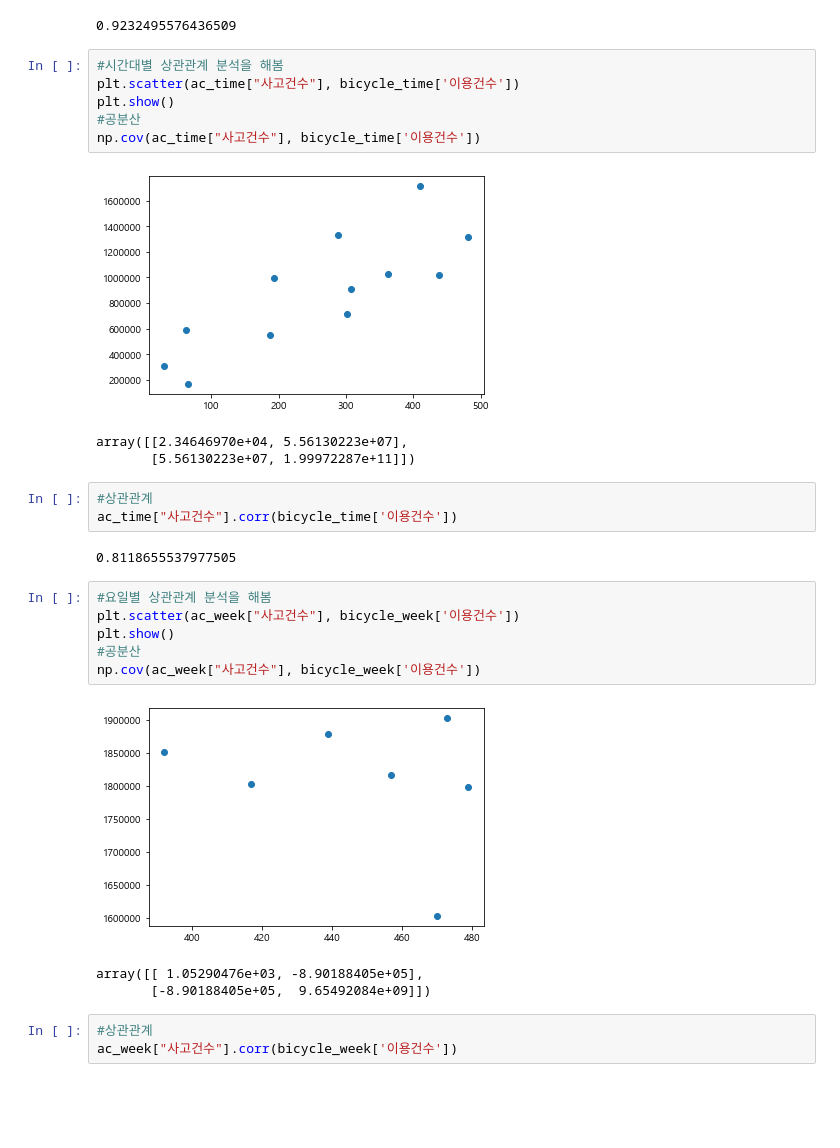
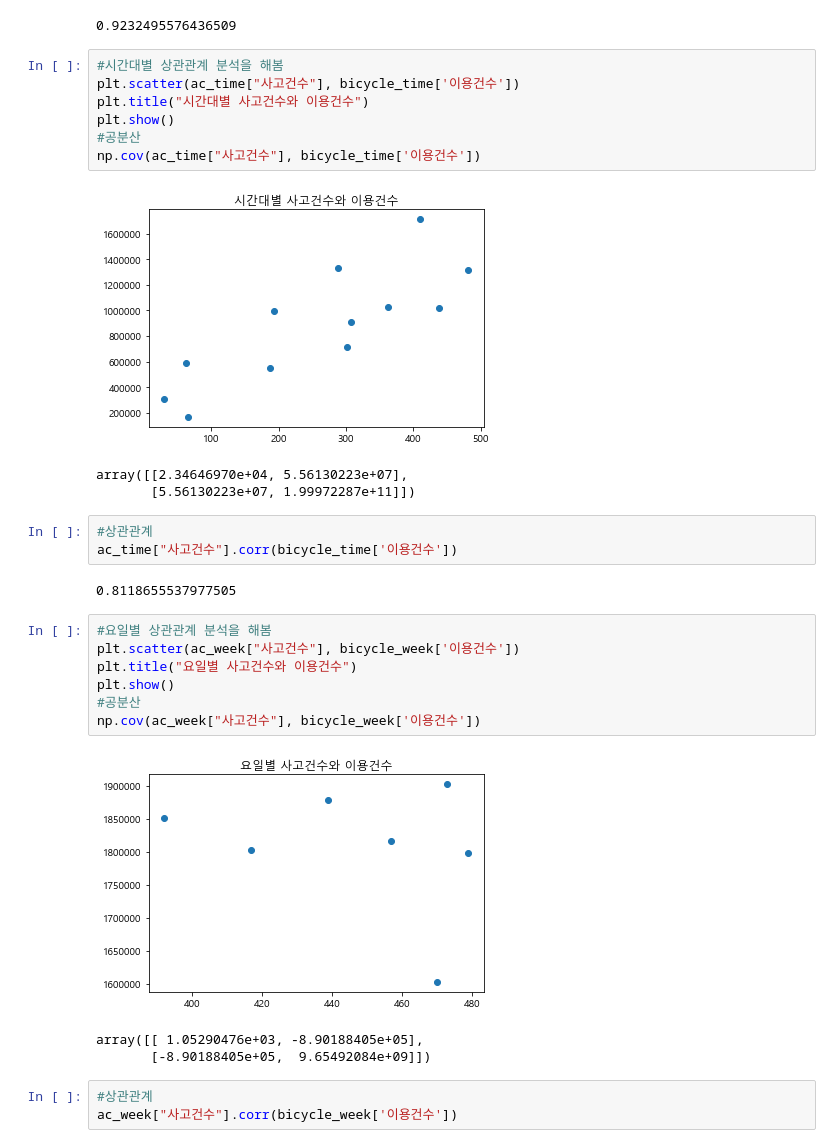
Before and after one commit to LeeHwayeon/bicycle-analysis, a Jupyter notebook: 화연/자전거 이용현황+교통사고(17+18).ipynb, the cells around one changed output. Saved outputs shown, nothing was run; the diff lists cells and outputs as text; blank space fills up the shorter version.

```diff
--- a/화연/자전거 이용현황+교통사고(17+18).ipynb
+++ b/화연/자전거 이용현황+교통사고(17+18).ipynb
@@ -582,11 +539,12 @@ ac_month["사고건수"].corr(bicycle_month['이용건수'])
 # %%
 #시간대별 상관관계 분석을 해봄
 plt.scatter(ac_time["사고건수"], bicycle_time['이용건수'])
+plt.title("시간대별 사고건수와 이용건수")
 plt.show()
 #공분산
 np.cov(ac_time["사고건수"], bicycle_time['이용건수'])
 # %% [output]
-[figure, old version]
+[figure, new version]
 array([[2.34646970e+04, 5.56130223e+07],
        [5.56130223e+07, 1.99972287e+11]])
 # %%
@@ -597,11 +555,12 @@ ac_time["사고건수"].corr(bicycle_time['이용건수'])
 # %%
 #요일별 상관관계 분석을 해봄
 plt.scatter(ac_week["사고건수"], bicycle_week['이용건수'])
+plt.title("요일별 사고건수와 이용건수")
 plt.show()
 #공분산
 np.cov(ac_week["사고건수"], bicycle_week['이용건수'])
 # %% [output]
-[figure, old version]
+[figure, new version]
 array([[ 1.05290476e+03, -8.90188405e+05],
        [-8.90188405e+05,  9.65492084e+09]])
 # %%
```
Also changed, not shown: parts of 12 cells of this notebook, 12 other files.
